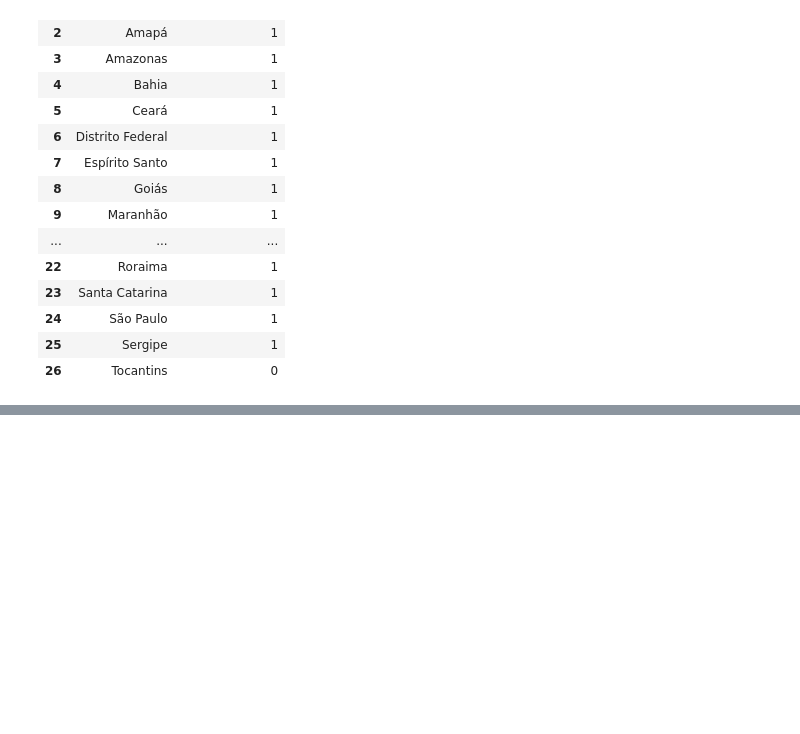
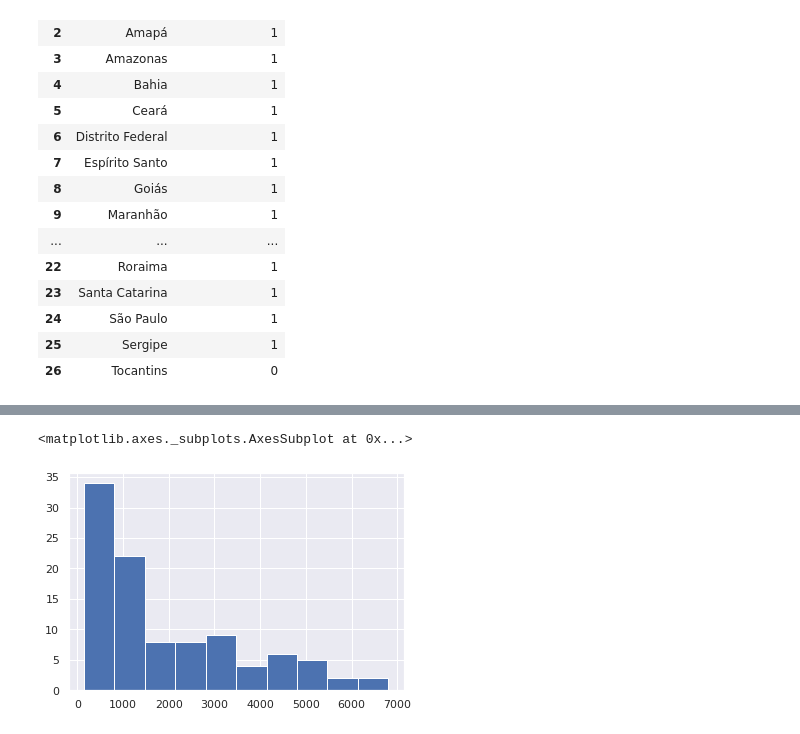
Before and after one commit to marimoreiraa/ProjetoFinal, a Jupyter notebook: 1_analise_exploratoria.ipynb, the cells around one changed output, grey strips where cells are left out. Drawn from its saved outputs; the diff is of its cells as text; code cells hidden in the pictures; blank space fills up the shorter version.

```diff
--- a/1_analise_exploratoria.ipynb
+++ b/1_analise_exploratoria.ipynb
@@ -573,0 +636,5 @@ bucket.blob('2_temp/temp_df_eficacia_lei').upload_from_string(df_eficacia_lei.to
+# %%
+(df_final['Total_Vitimas'] ).hist()
+# %% [output]
+<matplotlib.axes._subplots.AxesSubplot at 0x...>
+[figure, added]
```
Also changed, not shown: parts of 33 cells of this notebook.
